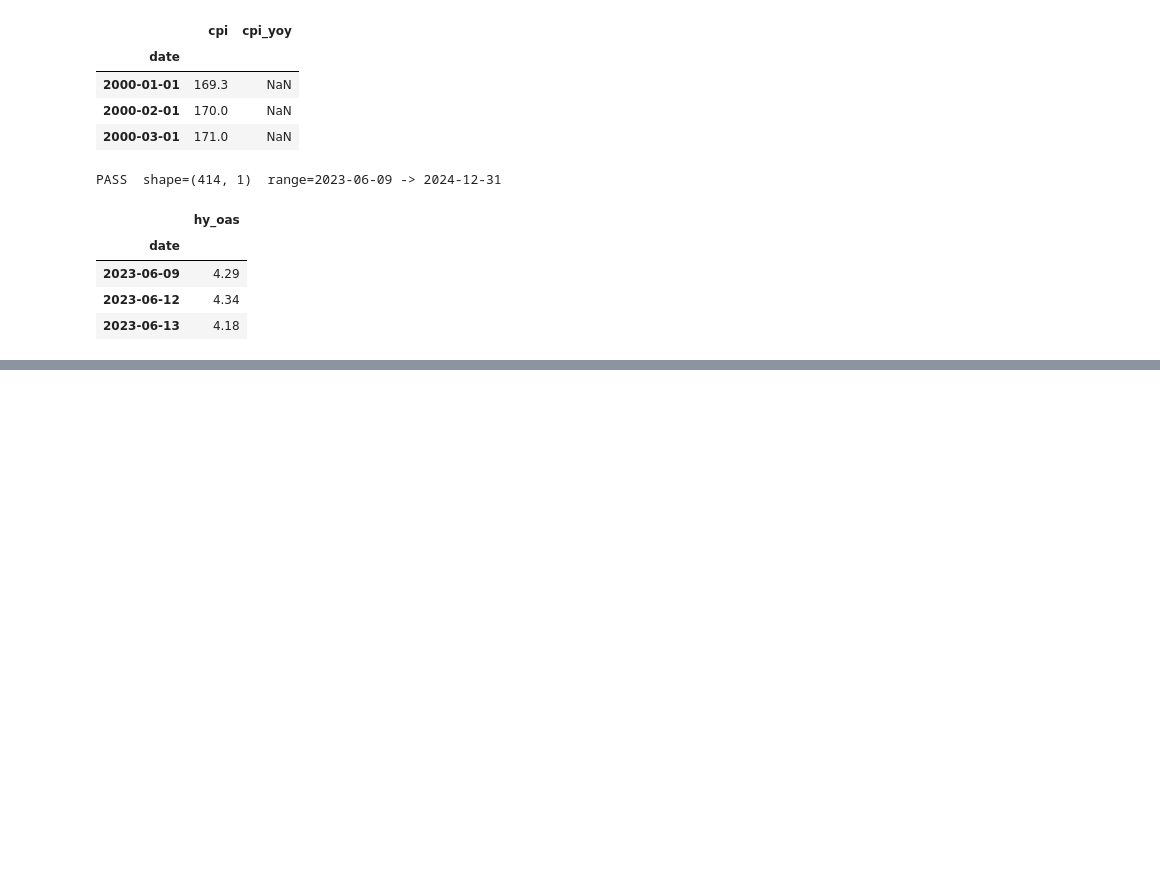
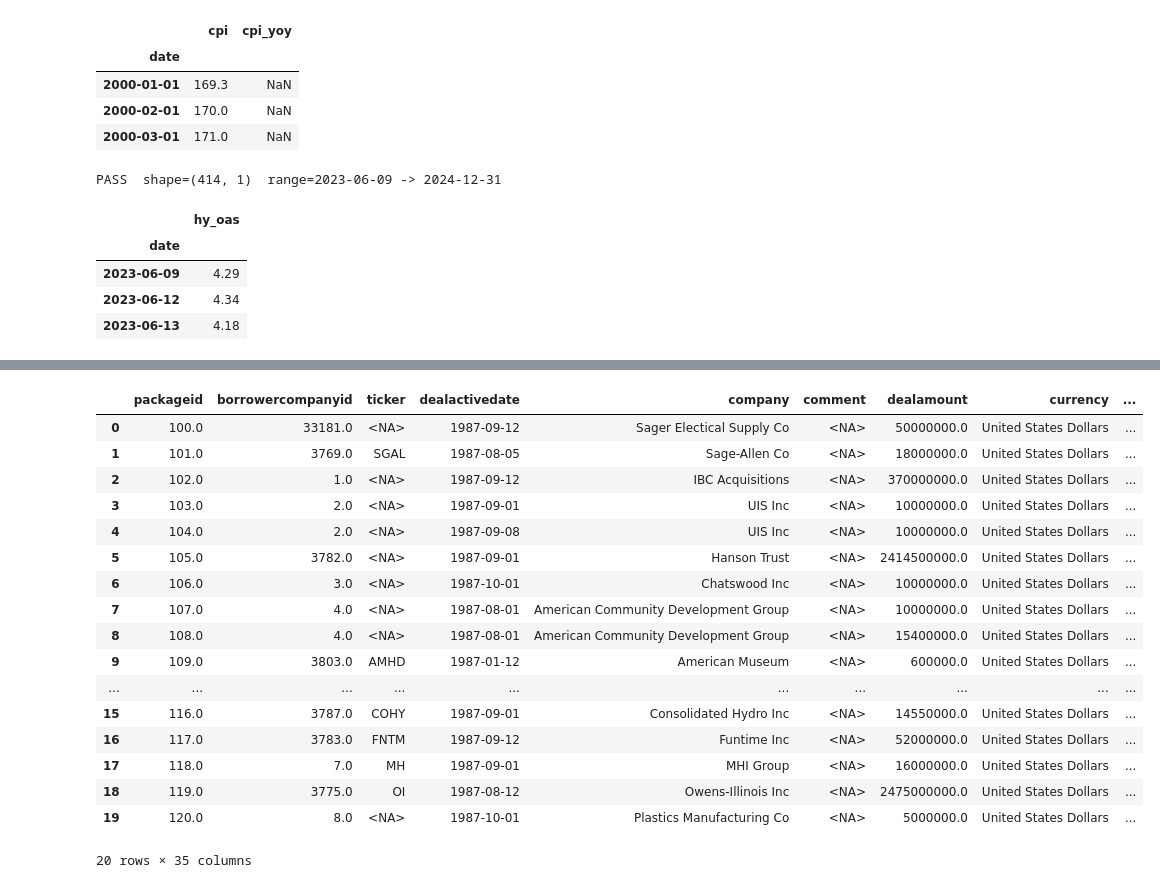
Before and after one commit to harshk2402/DynamicPD-CLO, a Jupyter notebook: test.ipynb, the cells around one changed output, grey strips where cells are left out. Saved outputs shown, nothing was run; the diff lists cells and outputs as text; code cells hidden in the pictures; blank space fills up the shorter version.

```diff
--- a/test.ipynb
+++ b/test.ipynb
@@ -102,0 +290,25 @@ PASS  shape=(414, 1)  range=2023-06-09 -> 2024-12-31
+# %%
+display(db.query("""
+SELECT *
+FROM dealscan.package
+LIMIT 20
+"""))
+# %% [output]
+|  | packageid | borrowercompanyid | ticker | dealactivedate | company | comment | dealamount | currency | ... |
+| 0 | 100.0 | 33181.0 | <NA> | 1987-09-12 | Sager Electical Supply Co | <NA> | 50000000.0 | United States Dollars | ... |
+| 1 | 101.0 | 3769.0 | SGAL | 1987-08-05 | Sage-Allen Co | <NA> | 18000000.0 | United States Dollars | ... |
+| 2 | 102.0 | 1.0 | <NA> | 1987-09-12 | IBC Acquisitions | <NA> | 370000000.0 | United States Dollars | ... |
+| 3 | 103.0 | 2.0 | <NA> | 1987-09-01 | UIS Inc | <NA> | 10000000.0 | United States Dollars | ... |
+| 4 | 104.0 | 2.0 | <NA> | 1987-09-08 | UIS Inc | <NA> | 10000000.0 | United States Dollars | ... |
+| 5 | 105.0 | 3782.0 | <NA> | 1987-09-01 | Hanson Trust | <NA> | 2414500000.0 | United States Dollars | ... |
+| 6 | 106.0 | 3.0 | <NA> | 1987-10-01 | Chatswood Inc | <NA> | 10000000.0 | United States Dollars | ... |
+| 7 | 107.0 | 4.0 | <NA> | 1987-08-01 | American Community Development Group | <NA> | 10000000.0 | United States Dollars | ... |
+| 8 | 108.0 | 4.0 | <NA> | 1987-08-01 | American Community Development Group | <NA> | 15400000.0 | United States Dollars | ... |
+| 9 | 109.0 | 3803.0 | AMHD | 1987-01-12 | American Museum | <NA> | 600000.0 | United States Dollars | ... |
+| ... | ... | ... | ... | ... | ... | ... | ... | ... | ... |
+| 15 | 116.0 | 3787.0 | COHY | 1987-09-01 | Consolidated Hydro Inc | <NA> | 14550000.0 | United States Dollars | ... |
+| 16 | 117.0 | 3783.0 | FNTM | 1987-09-12 | Funtime Inc | <NA> | 52000000.0 | United States Dollars | ... |
+| 17 | 118.0 | 7.0 | MH | 1987-09-01 | MHI Group | <NA> | 16000000.0 | United States Dollars | ... |
+| 18 | 119.0 | 3775.0 | OI | 1987-08-12 | Owens-Illinois Inc | <NA> | 2475000000.0 | United States Dollars | ... |
+| 19 | 120.0 | 8.0 | <NA> | 1987-10-01 | Plastics Manufacturing Co | <NA> | 5000000.0 | United States Dollars | ... |
+20 rows × 35 columns
```
Also changed, not shown: parts of 72 cells of this notebook, 4 other files.
